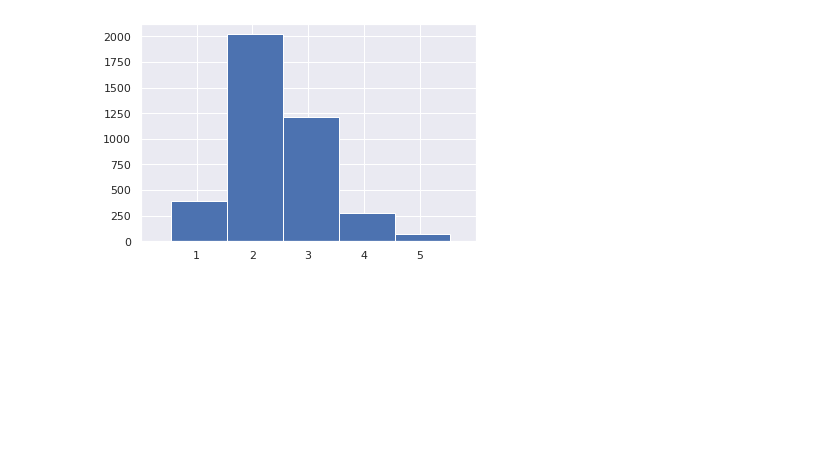
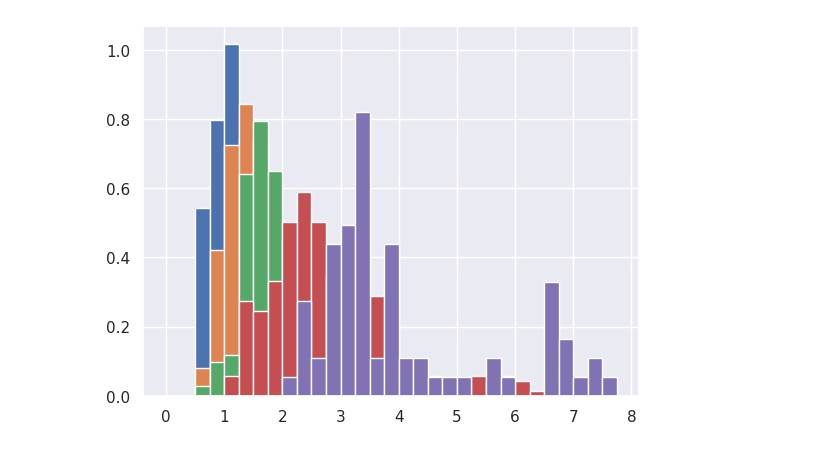
Before and after one commit to BonnenLab/visualize-skelly-laser-environment, a Jupyter notebook: fixation-histograms.ipynb, the cells around one changed output. Cells and saved outputs as stored; diff of their text form; code cells hidden in the pictures; blank space fills up the shorter version.

Commit message:
fixation histograms updated to include histograms of distances.  reconfigured code to be more modular

```diff
--- a/fixation-histograms.ipynb
+++ b/fixation-histograms.ipynb
@@ -80,0 +92,8 @@ def find_rel_foothold_fixation(distances, closest_foothold, current_foothold):
+# %%
+gaze_distances, relative_footholds = perform_relative_foothold_analysis(3,'rock')
+
+# step histogram (where people look relative to their steps)
+plt.hist(relative_footholds, bins= np.arange(np.nanmin(relative_footholds)-.95,
+               np.nanmax(relative_footholds)+ .95,1), align = 'right', rwidth = 1.88)
+plt.xlim(0,6)
+plt.show()
@@ -80,0 +102,7 @@ def find_rel_foothold_fixation(distances, closest_foothold, current_foothold):
+# %%
+# distance histogram (how far is that from their body "along the ground")
+
+for ii in range(1,6):
+    plt.hist(gaze_distances[relative_footholds==ii],bins= np.arange(0,8,.25),density=True)
+# %% [output]
+[figure, added]
@@ -81,12 +123,7 @@ def find_rel_foothold_fixation(distances, closest_foothold, current_foothold):
 # %%
-walkNum = find_walks_with_type(3,'rock')
-footholds,gazeGround,Data = load_data(3,walkNum)
-distances, closest_foothold, current_foothold = distances_closest_current(footholds,gazeGround)
-rel_foothold_fixation,steps = find_rel_foothold_fixation(distances, closest_foothold, current_foothold)
-plt.hist(steps, bins= np.arange(np.nanmin(steps)-.95,
+def plot_par(rows,cols,n,steps):
+    plt.subplot(rows,cols,n)
+    plt.hist(steps, bins= np.arange(np.nanmin(steps)-.95,
                np.nanmax(steps)+ .95,1), align = 'right', rwidth = 1.88)
-plt.xlim(0,6)
-plt.xticks(np.arange(1,6,1))
-plt.show()
+    plt.xlim(0,6)
+    plt.xticks(np.arange(1,6,1))
-# %% [output]
-[figure, removed]
```
Also changed, not shown: parts of 19 cells of this notebook.
